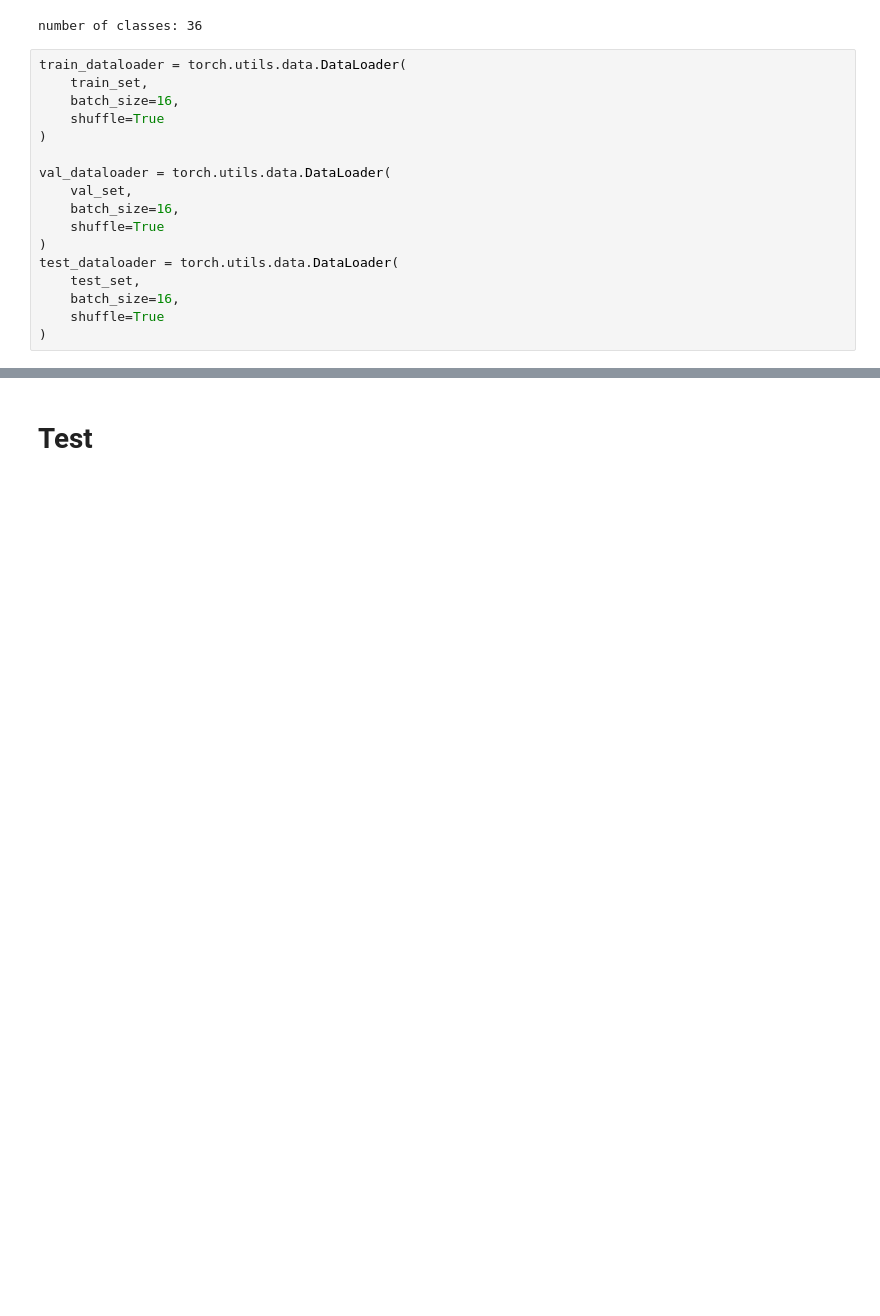
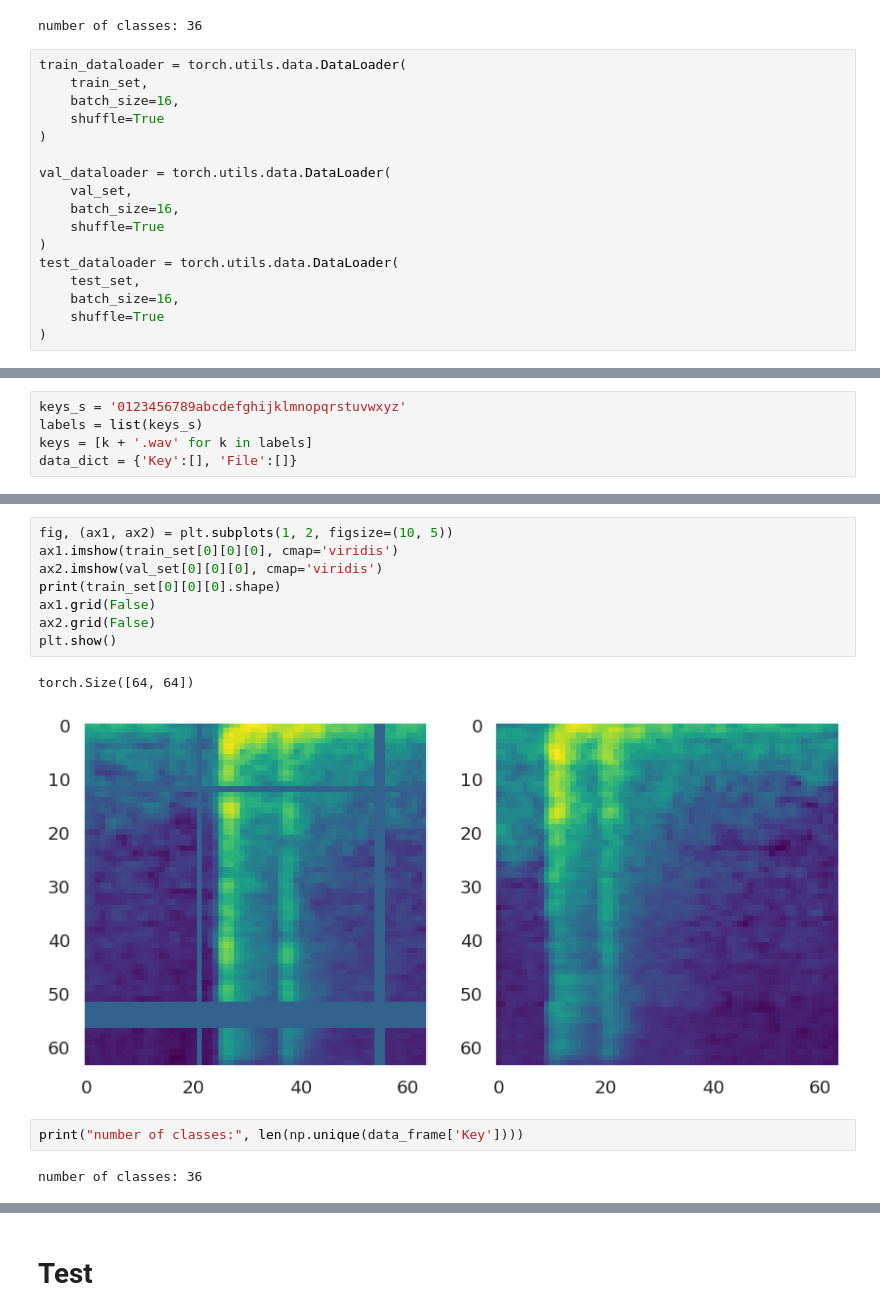
Before and after one commit to Botacin-s-Lab/EchoCrypt, a Jupyter notebook: ours_adam/test.ipynb, the cells around one changed output, grey strips where cells are left out. Saved outputs shown, nothing was run; the diff lists cells and outputs as text; blank space fills up the shorter version.

```diff
--- a/ours_adam/test.ipynb
+++ b/ours_adam/test.ipynb
@@ -449,0 +452,5 @@ test_dataloader = torch.utils.data.DataLoader(
+# %%
+keys_s = '0123456789abcdefghijklmnopqrstuvwxyz'
+labels = list(keys_s)
+keys = [k + '.wav' for k in labels]
+data_dict = {'Key':[], 'File':[]}
@@ -449,0 +633,15 @@ test_dataloader = torch.utils.data.DataLoader(
+# %%
+fig, (ax1, ax2) = plt.subplots(1, 2, figsize=(10, 5))
+ax1.imshow(train_set[0][0][0], cmap='viridis')
+ax2.imshow(val_set[0][0][0], cmap='viridis')
+print(train_set[0][0][0].shape)
+ax1.grid(False)
+ax2.grid(False)
+plt.show()
+# %% [output]
+torch.Size([64, 64])
+[figure, added]
+# %%
+print("number of classes:", len(np.unique(data_frame['Key'])))
+# %% [output]
+number of classes: 36
```
Also changed, not shown: parts of 10 cells of this notebook.
